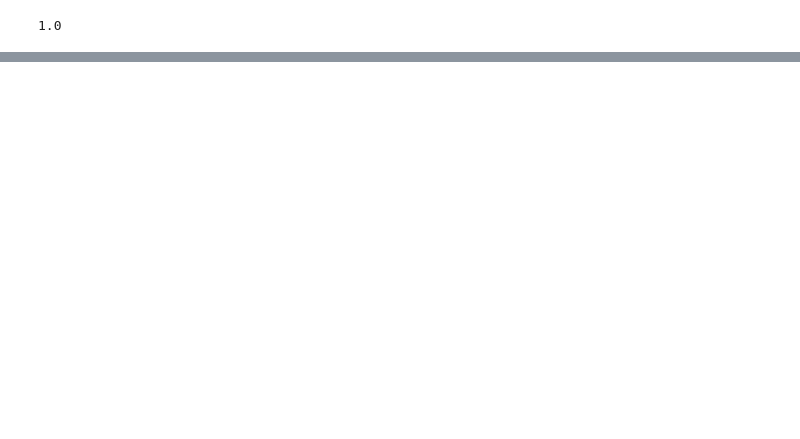
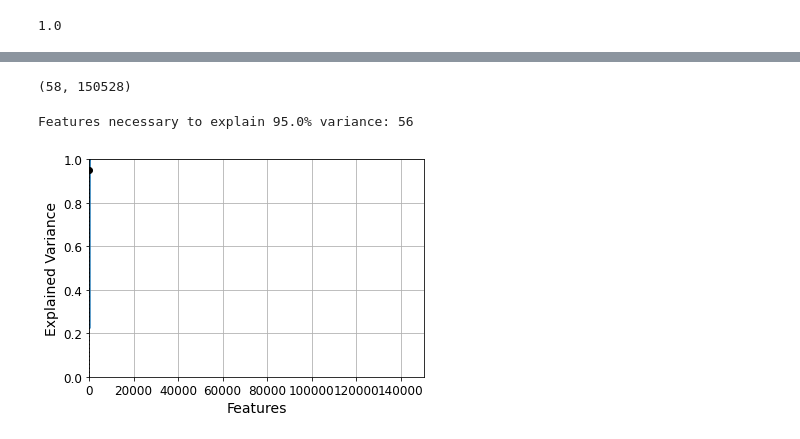
Before and after one commit to Whale-way/happy-whale, a Jupyter notebook: Classification_v2.ipynb, the cells around one changed output, grey strips where cells are left out. Cells and saved outputs as stored; diff of their text form; code cells hidden in the pictures; blank space fills up the shorter version.

```diff
--- a/Classification_v2.ipynb
+++ b/Classification_v2.ipynb
@@ -318,0 +388,6 @@ array([[-17.1381039 , -10.33435779, -21.21536329,  17.35052537,
+# %%
+from sklearn.preprocessing import StandardScaler
+scaler = StandardScaler()# Fit on training set only.
+scaler.fit(pictures_numerical)# Apply transform to both the training set and the test set.
+
+train_img = scaler.transform(pictures_numerical)
@@ -318,0 +416,30 @@ array([[-17.1381039 , -10.33435779, -21.21536329,  17.35052537,
+# %%
+pca.components_.shape
+# %% [output]
+(58, 150528)
+# %%
+# Defining how much variance you want to have explained:
+threshold = 0.95
+
+pca = PCA()
+pca.fit(pictures_numerical)
+cumsum = np.cumsum(pca.explained_variance_ratio_)
+d = np.argmax(cumsum >= threshold) + 1
+# %%
+# Showing number of features necessary to reach 95% variance explained
+print("Features necessary to explain {}% variance: {}".format(threshold*100, d))
+# %% [output]
+Features necessary to explain 95.0% variance: 56
+# %%
+plt.figure(figsize=(6,4))
+plt.plot(cumsum, linewidth=3)
+plt.axis([0, pictures_numerical.shape[1], 0, 1])
+plt.xlabel("Features")
+plt.ylabel("Explained Variance")
+plt.plot([d, d], [0, threshold], "k:")
+plt.plot([0, d], [threshold, threshold], "k:")
+plt.plot(d, threshold, "ko")
+plt.grid(True)
+plt.show()
+# %% [output]
+[figure, added]
```
Also changed, not shown: parts of 20 cells of this notebook, 1 other file.
